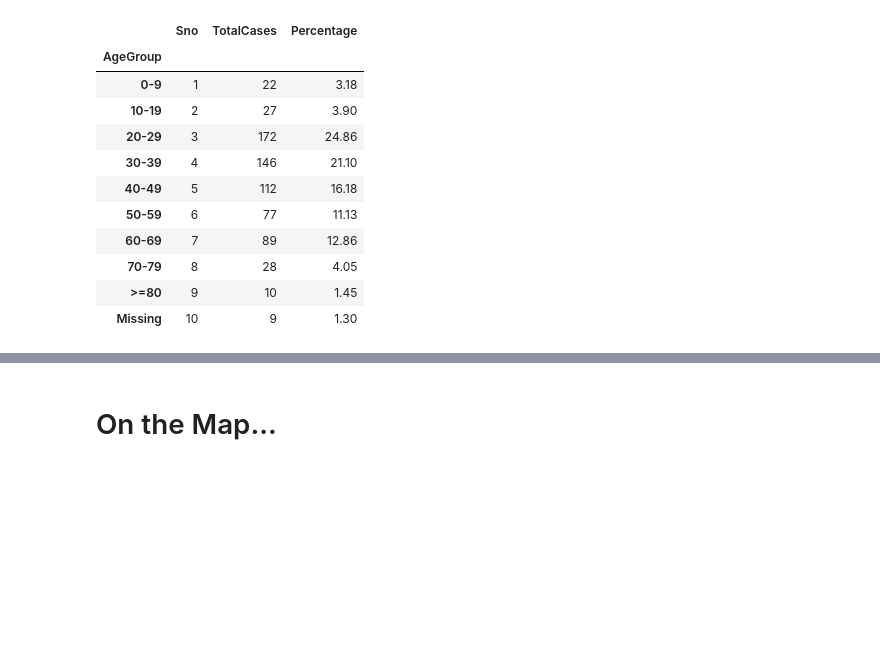
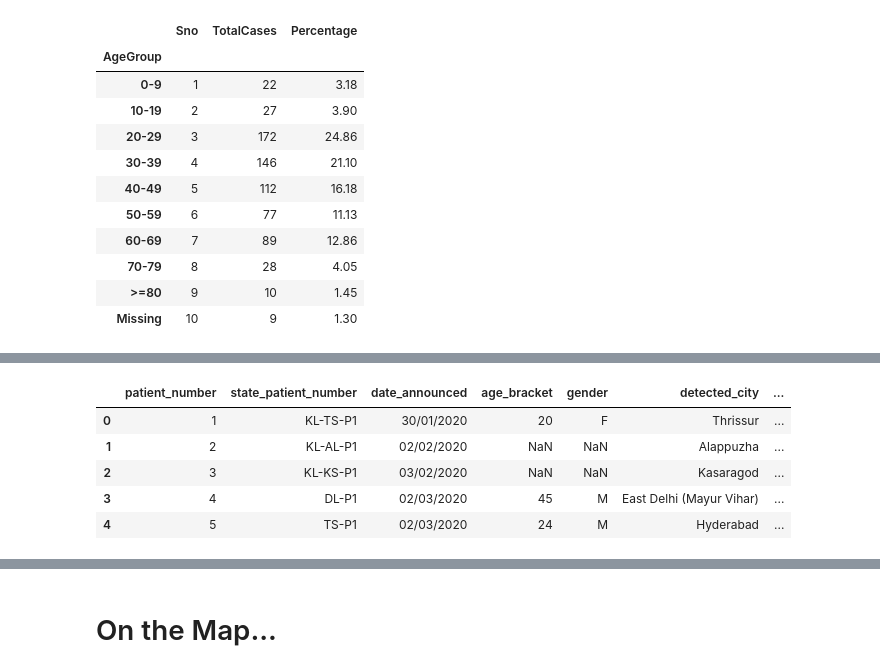
Before and after one commit to sauravmishra1710/Covid-19---A-Geo-Statistical-Analysis, a Jupyter notebook: Covid-19 India Reports.ipynb, the cells around one changed output, grey strips where cells are left out. Cells and saved outputs as stored; diff of their text form; code cells hidden in the pictures; blank space fills up the shorter version.

```diff
--- a/Covid-19 India Reports.ipynb
+++ b/Covid-19 India Reports.ipynb
@@ -602,0 +631,10 @@ plt.legend(loc = "best"
+# %%
+covid19_patients = pd.read_csv('../input/covid19-corona-virus-india-dataset/patients_data.csv')
+covid19_patients.head()
+# %% [output]
+|  | patient_number | state_patient_number | date_announced | age_bracket | gender | detected_city | ... |
+| 0 | 1 | KL-TS-P1 | 30/01/2020 | 20 | F | Thrissur | ... |
+| 1 | 2 | KL-AL-P1 | 02/02/2020 | NaN | NaN | Alappuzha | ... |
+| 2 | 3 | KL-KS-P1 | 03/02/2020 | NaN | NaN | Kasaragod | ... |
+| 3 | 4 | DL-P1 | 02/03/2020 | 45 | M | East Delhi (Mayur Vihar) | ... |
+| 4 | 5 | TS-P1 | 02/03/2020 | 24 | M | Hyderabad | ... |
```
Also changed, not shown: parts of 29 cells of this notebook.
